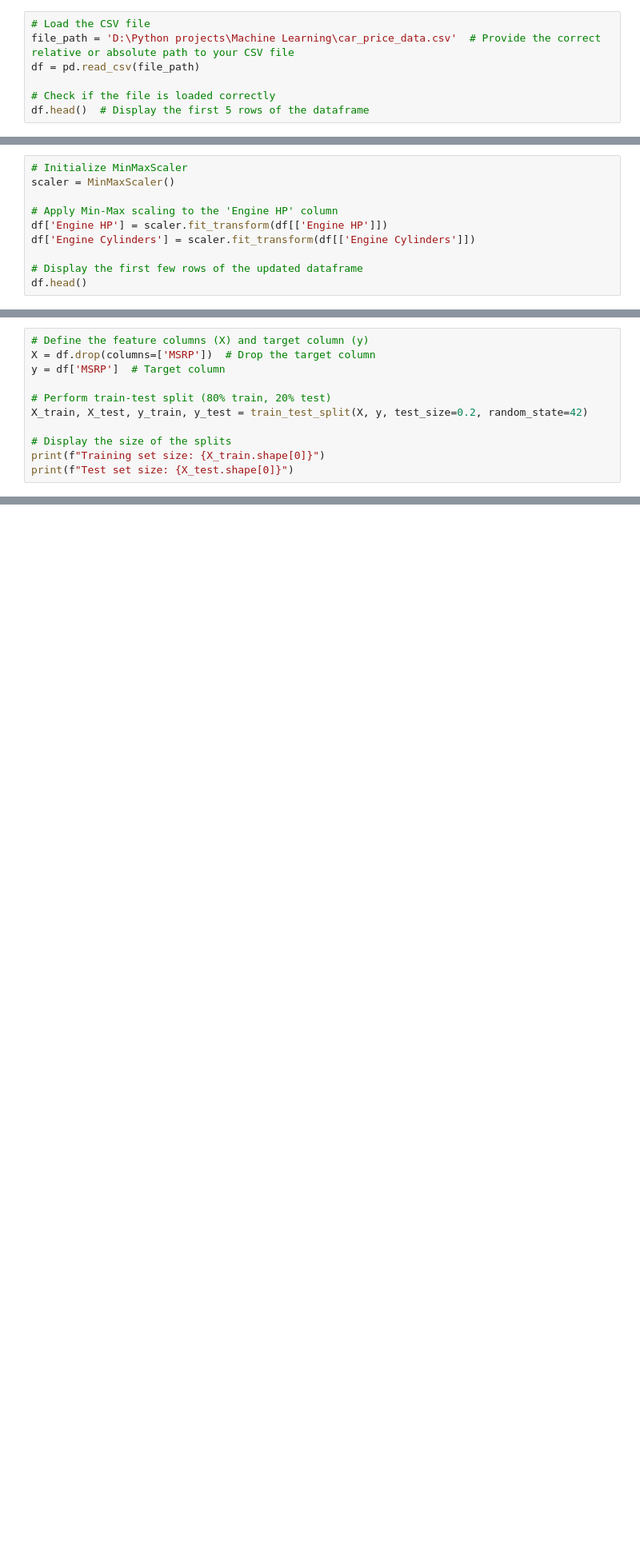
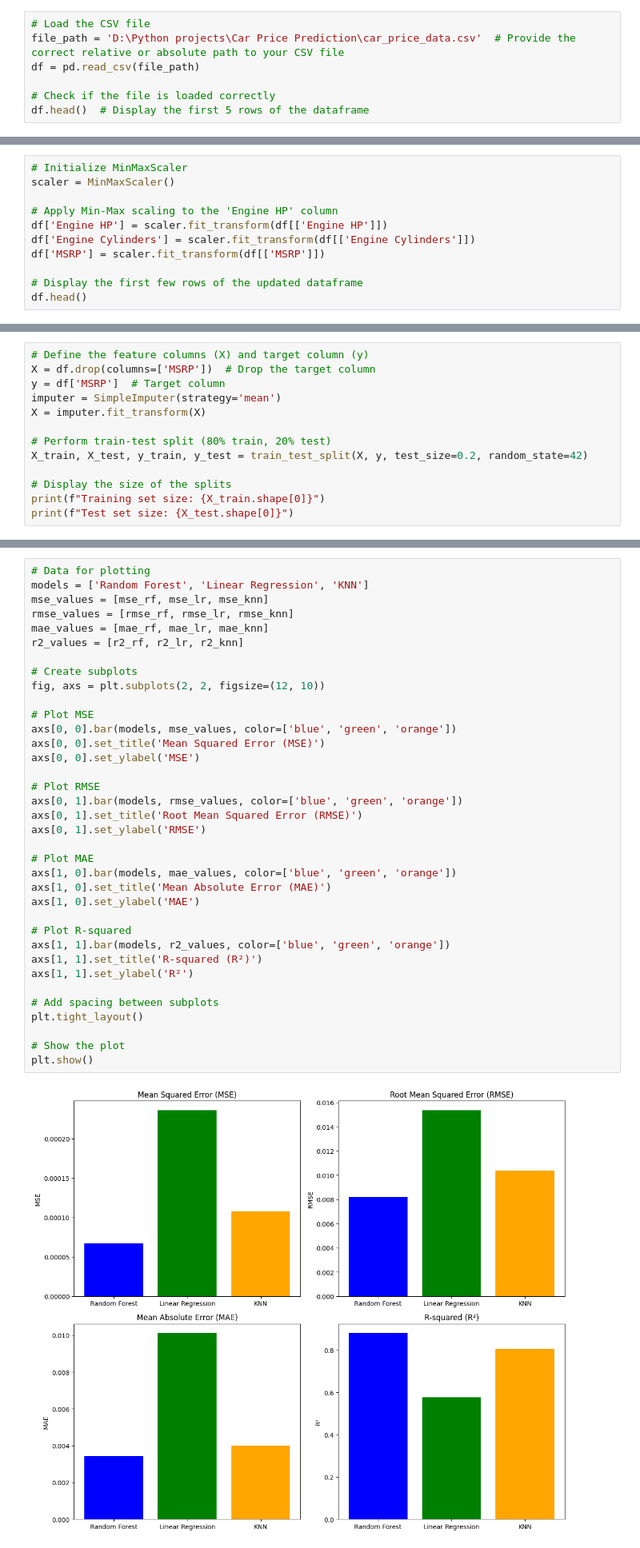
Before and after one commit to JokhonApniRohan/car_price_prediction, a Jupyter notebook: car_price_prediction.ipynb, the cells around one changed output, grey strips where cells are left out. Shown at 80% size. Saved outputs shown, nothing was run; the diff lists cells and outputs as text; blank space fills up the shorter version.

Commit message:
model updates

```diff
--- a/car_price_prediction.ipynb
+++ b/car_price_prediction.ipynb
@@ -10,6 +13,6 @@ from sklearn.metrics import mean_squared_error, r2_score
 # %%
 # Load the CSV file
-file_path = 'D:\Python projects\Machine Learning\car_price_data.csv'  # Provide the correct relative or absolute path to your CSV file
+file_path = 'D:\Python projects\Car Price Prediction\car_price_data.csv'  # Provide the correct relative or absolute path to your CSV file
 df = pd.read_csv(file_path)
 
 # Check if the file is loaded correctly
@@ -153,6 +168,7 @@ scaler = MinMaxScaler()
 # Apply Min-Max scaling to the 'Engine HP' column
 df['Engine HP'] = scaler.fit_transform(df[['Engine HP']])
 df['Engine Cylinders'] = scaler.fit_transform(df[['Engine Cylinders']])
+df['MSRP'] = scaler.fit_transform(df[['MSRP']])
 
 # Display the first few rows of the updated dataframe
 df.head()
@@ -167,6 +183,8 @@ df.head()
 # Define the feature columns (X) and target column (y)
 X = df.drop(columns=['MSRP'])  # Drop the target column
 y = df['MSRP']  # Target column
+imputer = SimpleImputer(strategy='mean')
+X = imputer.fit_transform(X)
 
 # Perform train-test split (80% train, 20% test)
 X_train, X_test, y_train, y_test = train_test_split(X, y, test_size=0.2, random_state=42)
@@ -195,0 +293,38 @@ R-squared: 0.8804473448436697
+# %%
+# Data for plotting
+models = ['Random Forest', 'Linear Regression', 'KNN']
+mse_values = [mse_rf, mse_lr, mse_knn]
+rmse_values = [rmse_rf, rmse_lr, rmse_knn]
+mae_values = [mae_rf, mae_lr, mae_knn]
+r2_values = [r2_rf, r2_lr, r2_knn]
+
+# Create subplots
+fig, axs = plt.subplots(2, 2, figsize=(12, 10))
+
+# Plot MSE
+axs[0, 0].bar(models, mse_values, color=['blue', 'green', 'orange'])
+axs[0, 0].set_title('Mean Squared Error (MSE)')
+axs[0, 0].set_ylabel('MSE')
+
+# Plot RMSE
+axs[0, 1].bar(models, rmse_values, color=['blue', 'green', 'orange'])
+axs[0, 1].set_title('Root Mean Squared Error (RMSE)')
+axs[0, 1].set_ylabel('RMSE')
+
+# Plot MAE
+axs[1, 0].bar(models, mae_values, color=['blue', 'green', 'orange'])
+axs[1, 0].set_title('Mean Absolute Error (MAE)')
+axs[1, 0].set_ylabel('MAE')
+
+# Plot R-squared
+axs[1, 1].bar(models, r2_values, color=['blue', 'green', 'orange'])
+axs[1, 1].set_title('R-squared (R²)')
+axs[1, 1].set_ylabel('R²')
+
+# Add spacing between subplots
+plt.tight_layout()
+
+# Show the plot
+plt.show()
+# %% [output]
+[figure, added]
```
Also changed, not shown: parts of 5 cells of this notebook.
